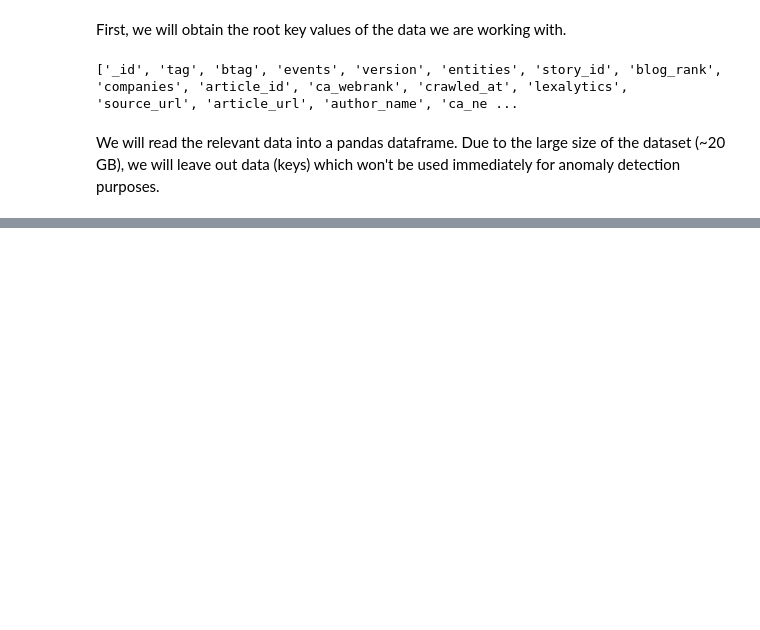
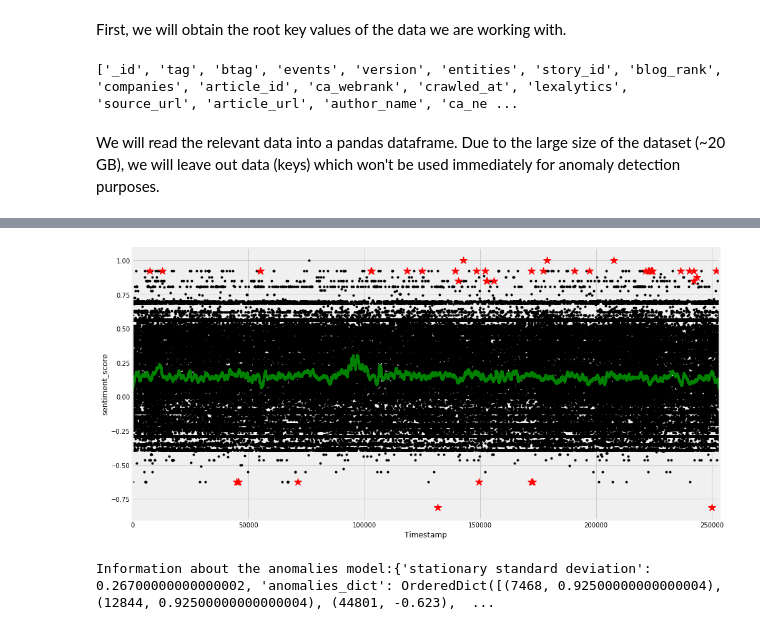
Before and after one commit to analyticalmonk/anomaly_detection_accern, a Jupyter notebook: accern_anomaly_detection.ipynb, the cells around one changed output, grey strips where cells are left out. Saved outputs shown, nothing was run; the diff lists cells and outputs as text; code cells hidden in the pictures; blank space fills up the shorter version.

Commit message:
added visualization function; updated requirements

```diff
--- a/accern_anomaly_detection.ipynb
+++ b/accern_anomaly_detection.ipynb
@@ -35,0 +92,30 @@ We will read the relevant data into a pandas dataframe. Due to the large size of
+# %%
+# Function to classify anomalies based on rolling standard deviation
+def explain_anomalies_rolling_std(y, window_size, sigma=1.0):
+    """ Helps in exploring the anamolies using rolling standard deviation
+    Args:
+    -----
+        y (pandas.Series): independent variable
+        window_size (int): rolling window size
+        sigma (int): value for standard deviation
+
+    Returns:
+    --------
+        a dict (dict of 'standard_deviation': int, 'anomalies_dict': (index: value))
+        containing information about the points indentified as anomalies
+    """
+    avg = moving_average(y, window_size)
+    avg_list = avg.tolist()
+    residual = y - avg
+    # Calculate the variation in the distribution of the residual
+#     testing_std = pd.rolling_std(residual, window_size)
+    testing_std = residual.rolling(window=window_size, center=False).std()
+    testing_std_as_df = pd.DataFrame(testing_std)
+    rolling_std = testing_std_as_df.replace(np.nan,
+                           testing_std_as_df.iloc[window_size - 1]).round(3).iloc[:,0].tolist()
+    std = np.std(residual)
+    return {'stationary standard deviation': round(std, 3),
+           'anomalies_dict': collections.OrderedDict([(index, y_i)
+                                                     for index, y_i, avg_i, rs_i in zip(count(),
+                                                                                       y, avg_list, rolling_std)
+                                 if (y_i > avg_i + (sigma * rs_i)) | (y_i < avg_i - (sigma *rs_i))])}
@@ -36,3 +160,17 @@ We will read the relevant data into a pandas dataframe. Due to the large size of
+# %%
+x = df.index
+Y = df['accern_sentiment']
+
+# plot the results
+plot_results(x, y=Y, window_size=1000, text_xlabel="Timestamp", sigma_value=3,
+            text_ylabel="sentiment_score")
+events = explain_anomalies_rolling_std(Y, window_size=1000, sigma=3)
+
+# Display the anomaly dict
+print("Information about the anomalies model:{}".format(events))
+# %% [output]
+[figure, added]
+Information about the anomalies model:{'stationary standard deviation': 0.26700000000000002, 'anomalies_dict': OrderedDict([(7468, 0.92500000000000004), (12844, 0.92500000000000004), (44801, -0.623),  ...
 # %%
 %%time
 
```
Also changed, not shown: parts of 14 cells of this notebook, 3 other files.
